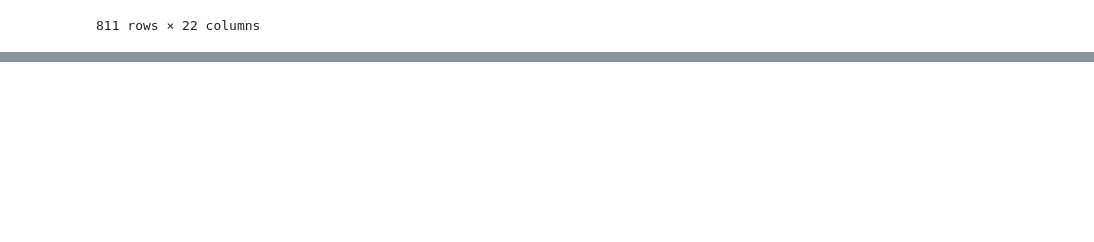
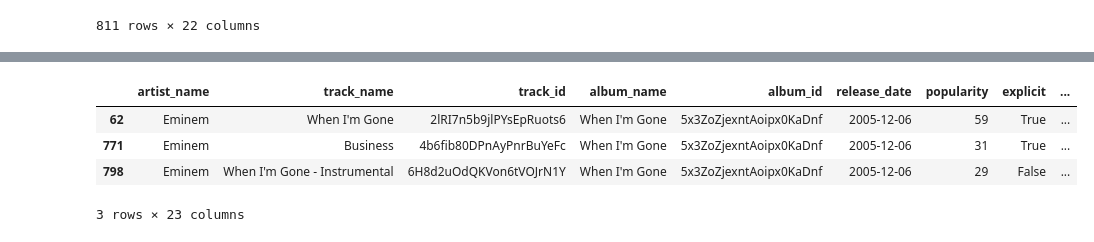
Before and after one commit to chik0di/spotify.dump, a Jupyter notebook: Eminem/shady.ipynb, the cells around one changed output, grey strips where cells are left out. Drawn from its saved outputs; the diff is of its cells as text; code cells hidden in the pictures; blank space fills up the shorter version.

```diff
--- a/Eminem/shady.ipynb
+++ b/Eminem/shady.ipynb
@@ -187,3 +176,11 @@ shady[shady['album_name']=='8 Mile (Music From And Inspired By The Motion Pictur
+# %%
+shady[shady['album_name']=="When I'm Gone"]
+# %% [output]
+|  | artist_name | track_name | track_id | album_name | album_id | release_date | popularity | explicit | ... |
+| 62 | Eminem | When I'm Gone | 2lRI7n5b9jlPYsEpRuots6 | When I'm Gone | 5x3ZoZjexntAoipx0KaDnf | 2005-12-06 | 59 | True | ... |
+| 771 | Eminem | Business | 4b6fib80DPnAyPnrBuYeFc | When I'm Gone | 5x3ZoZjexntAoipx0KaDnf | 2005-12-06 | 31 | True | ... |
+| 798 | Eminem | When I'm Gone - Instrumental | 6H8d2uOdQKVon6tVOJrN1Y | When I'm Gone | 5x3ZoZjexntAoipx0KaDnf | 2005-12-06 | 29 | False | ... |
+3 rows × 23 columns
 # %%
 albums = [
     'The Slim Shady LP',
```
Also changed, not shown: parts of 11 cells of this notebook, 2 other files.
